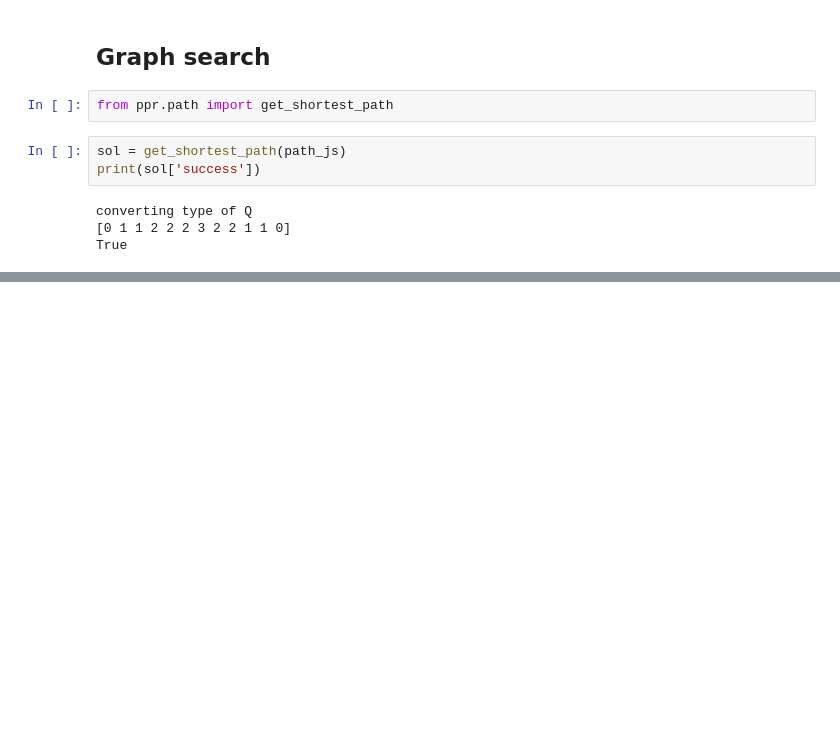
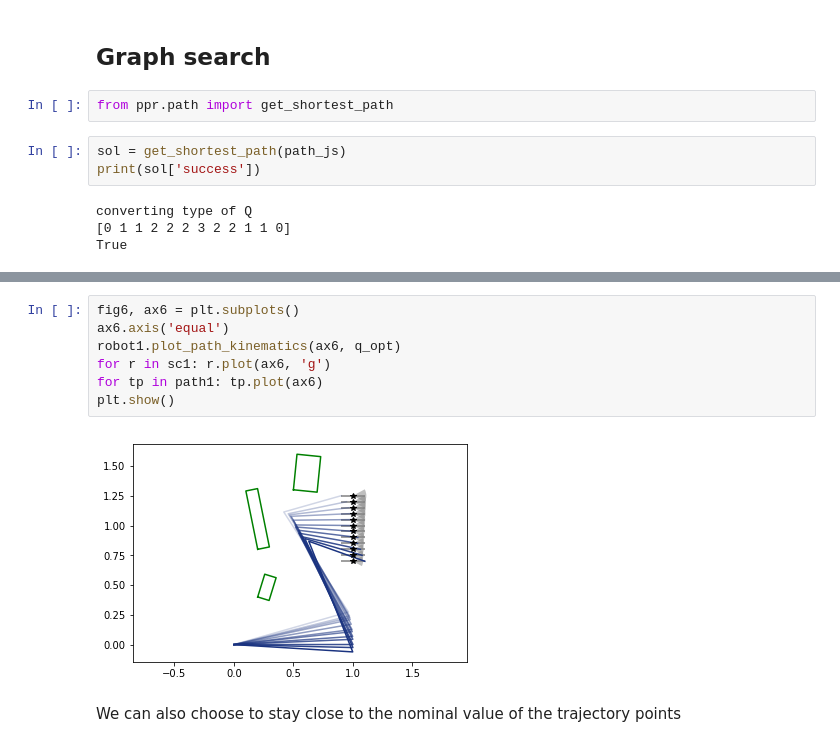
Before and after one commit to JeroenDM/planar_python_robotics, a Jupyter notebook: example_3R_robot.py.ipynb, the cells around one changed output, grey strips where cells are left out. Saved outputs shown, nothing was run; the diff lists cells and outputs as text; blank space fills up the shorter version.

```diff
--- a/example_3R_robot.py.ipynb
+++ b/example_3R_robot.py.ipynb
@@ -103,0 +118,11 @@ plt.show()
+# %%
+fig6, ax6 = plt.subplots()
+ax6.axis('equal')
+robot1.plot_path_kinematics(ax6, q_opt)
+for r in sc1: r.plot(ax6, 'g')
+for tp in path1: tp.plot(ax6)
+plt.show()
+# %% [output]
+[figure, added]
+# %% [markdown]
+We can also choose to stay close to the nominal value of the trajectory points
```
Also changed, not shown: parts of 15 cells of this notebook, 3 other files.
